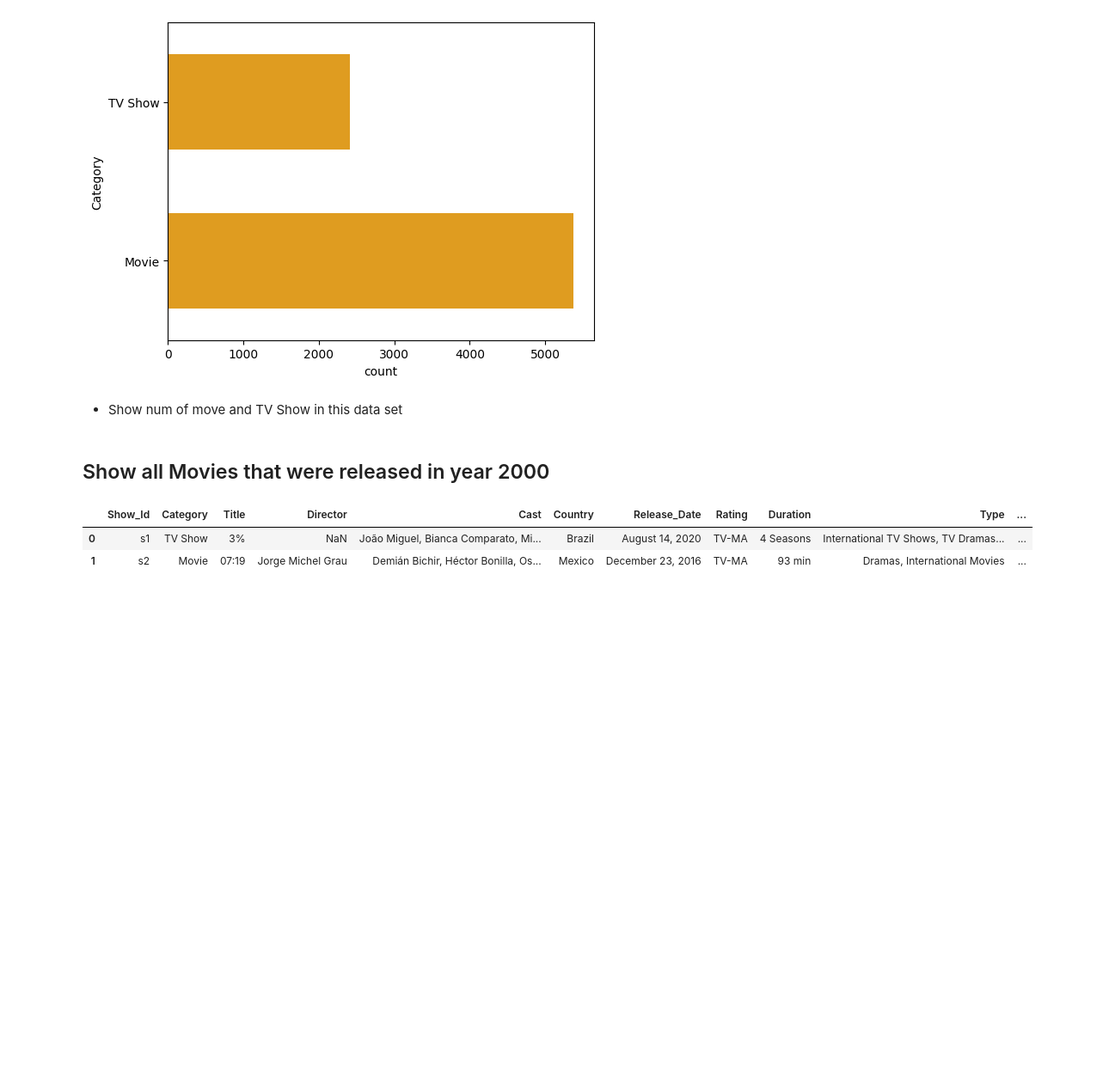
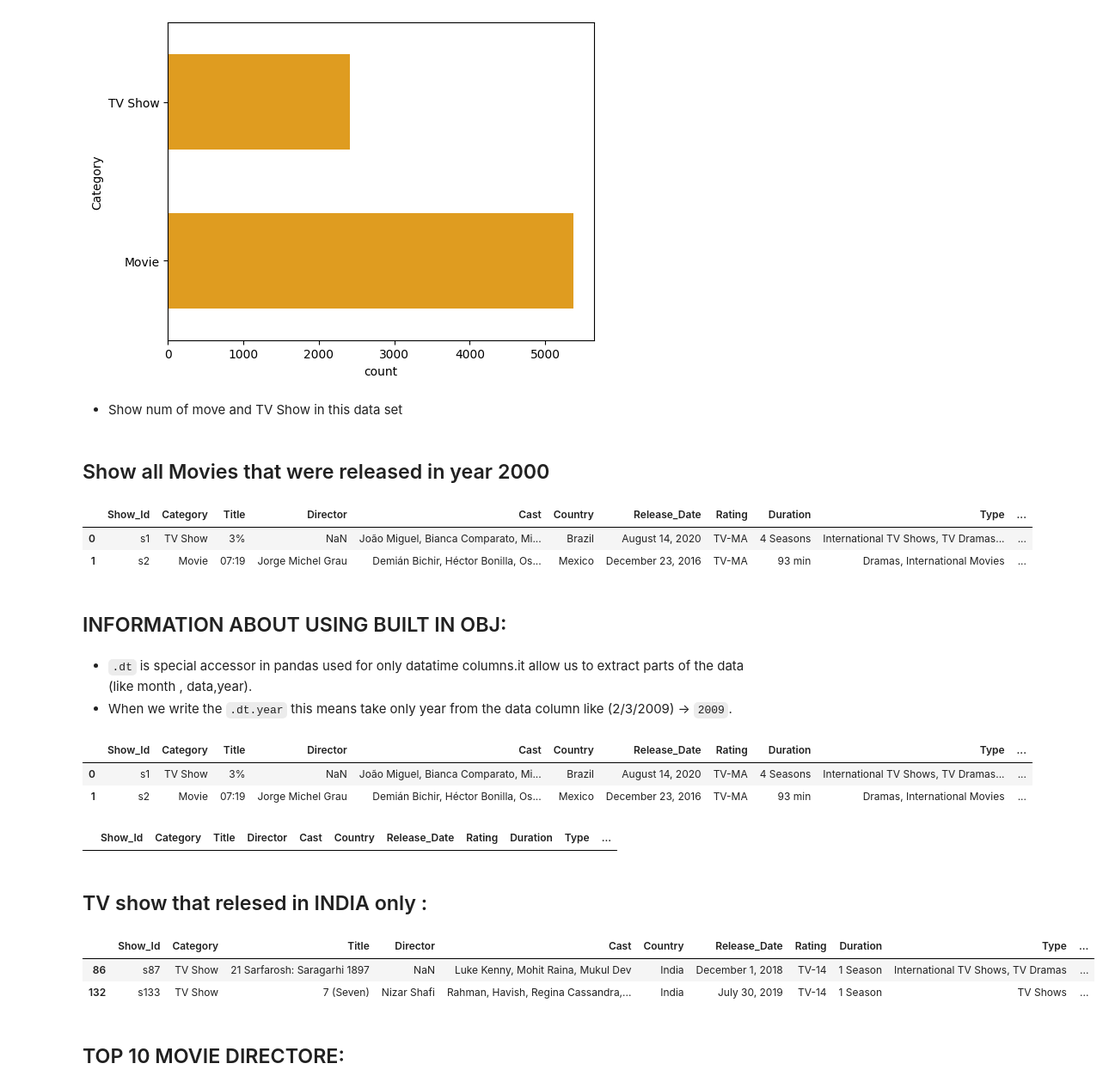
Before and after one commit to Hasan-Mahmood231/high-level-python, a Jupyter notebook: Netflix_data_analysis.ipynb, the cells around one changed output. Shown at 86% size. Drawn from its saved outputs; the diff is of its cells as text; code cells hidden in the pictures; blank space fills up the shorter version.

```diff
--- a/Netflix_data_analysis.ipynb
+++ b/Netflix_data_analysis.ipynb
@@ -180,3 +181,8 @@ data.head(2)
 |  | Show_Id | Category | Title | Director | Cast | Country | Release_Date | Rating | Duration | Type | ... |
 | 0 | s1 | TV Show | 3% | NaN | João Miguel, Bianca Comparato, Mi... | Brazil | August 14, 2020 | TV-MA | 4 Seasons | International TV Shows, TV Dramas... | ... |
 | 1 | s2 | Movie | 07:19 | Jorge Michel Grau | Demián Bichir, Héctor Bonilla, Os... | Mexico | December 23, 2016 | TV-MA | 93 min | Dramas, International Movies | ... |
+# %% [markdown]
+## INFORMATION ABOUT USING BUILT IN OBJ:
+# %% [markdown]
+- `.dt` is special accessor in pandas used for only datatime columns.it allow us to extract parts of the data (like month , data,year).
+- When we write the `.dt.year` this means take only year from the data column like (2/3/2009) -> `2009`.
@@ -182,0 +191,21 @@ data.head(2)
+# %%
+data.head(2)
+# %% [output]
+|  | Show_Id | Category | Title | Director | Cast | Country | Release_Date | Rating | Duration | Type | ... |
+| 0 | s1 | TV Show | 3% | NaN | João Miguel, Bianca Comparato, Mi... | Brazil | August 14, 2020 | TV-MA | 4 Seasons | International TV Shows, TV Dramas... | ... |
+| 1 | s2 | Movie | 07:19 | Jorge Michel Grau | Demián Bichir, Héctor Bonilla, Os... | Mexico | December 23, 2016 | TV-MA | 93 min | Dramas, International Movies | ... |
+# %%
+data[ (data['Category'] == 'Movie') & (data['Year'] == 2000)]
+# %% [output]
+|  | Show_Id | Category | Title | Director | Cast | Country | Release_Date | Rating | Duration | Type | ... |
+# %% [markdown]
+## TV show that relesed in INDIA only :
+# %%
+data[(data['Category'] == 'TV Show') & (data['Country'] == 'India')].head(2)
+# filter method to only show desired result based on certin condition.
+# %% [output]
+|  | Show_Id | Category | Title | Director | Cast | Country | Release_Date | Rating | Duration | Type | ... |
+| 86 | s87 | TV Show | 21 Sarfarosh: Saragarhi 1897 | NaN | Luke Kenny, Mohit Raina, Mukul Dev | India | December 1, 2018 | TV-14 | 1 Season | International TV Shows, TV Dramas | ... |
+| 132 | s133 | TV Show | 7 (Seven) | Nizar Shafi | Rahman, Havish, Regina Cassandra,... | India | July 30, 2019 | TV-14 | 1 Season | TV Shows | ... |
+# %% [markdown]
+## TOP 10 MOVIE DIRECTORE:
```
Also changed, not shown: parts of 10 cells of this notebook, 4 other files.
